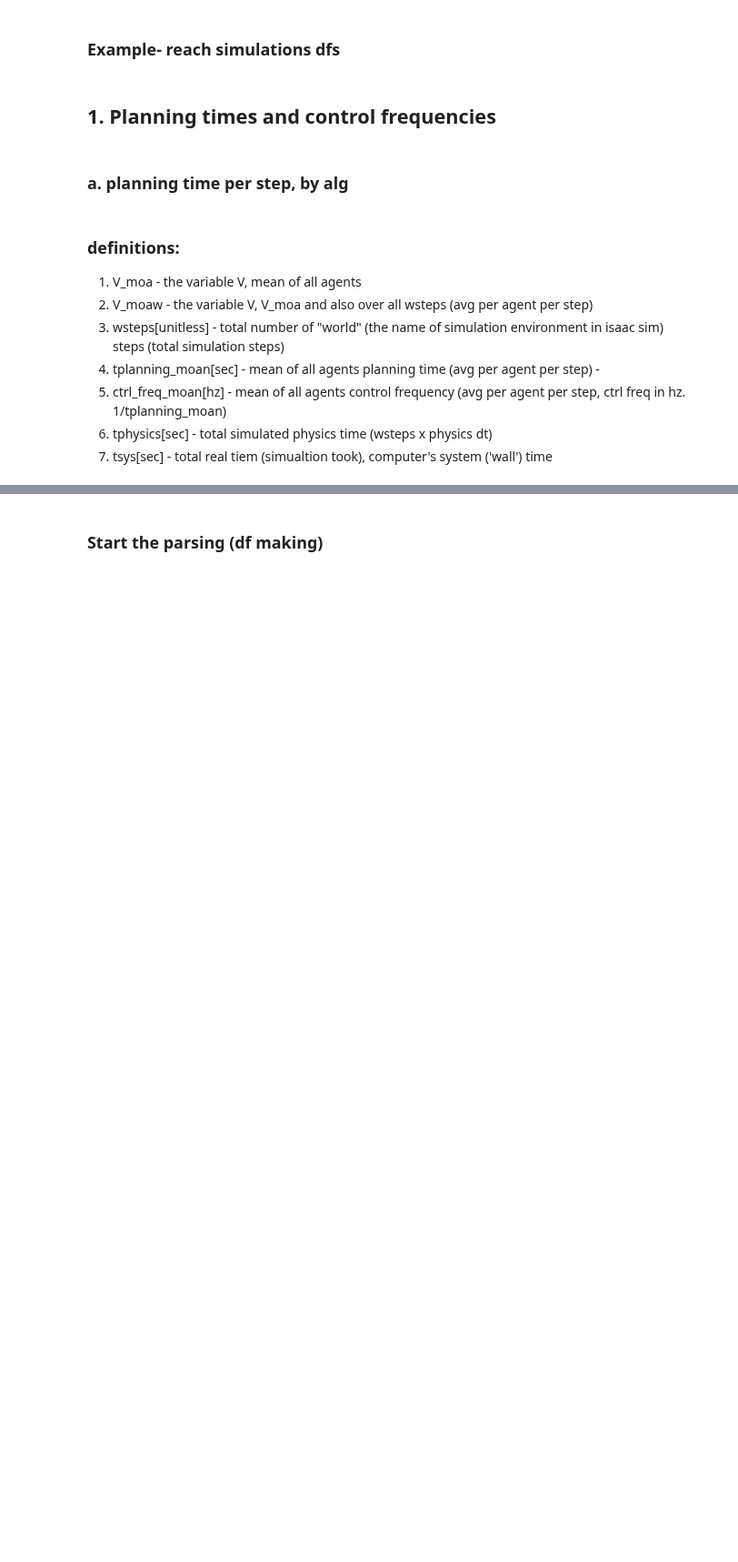
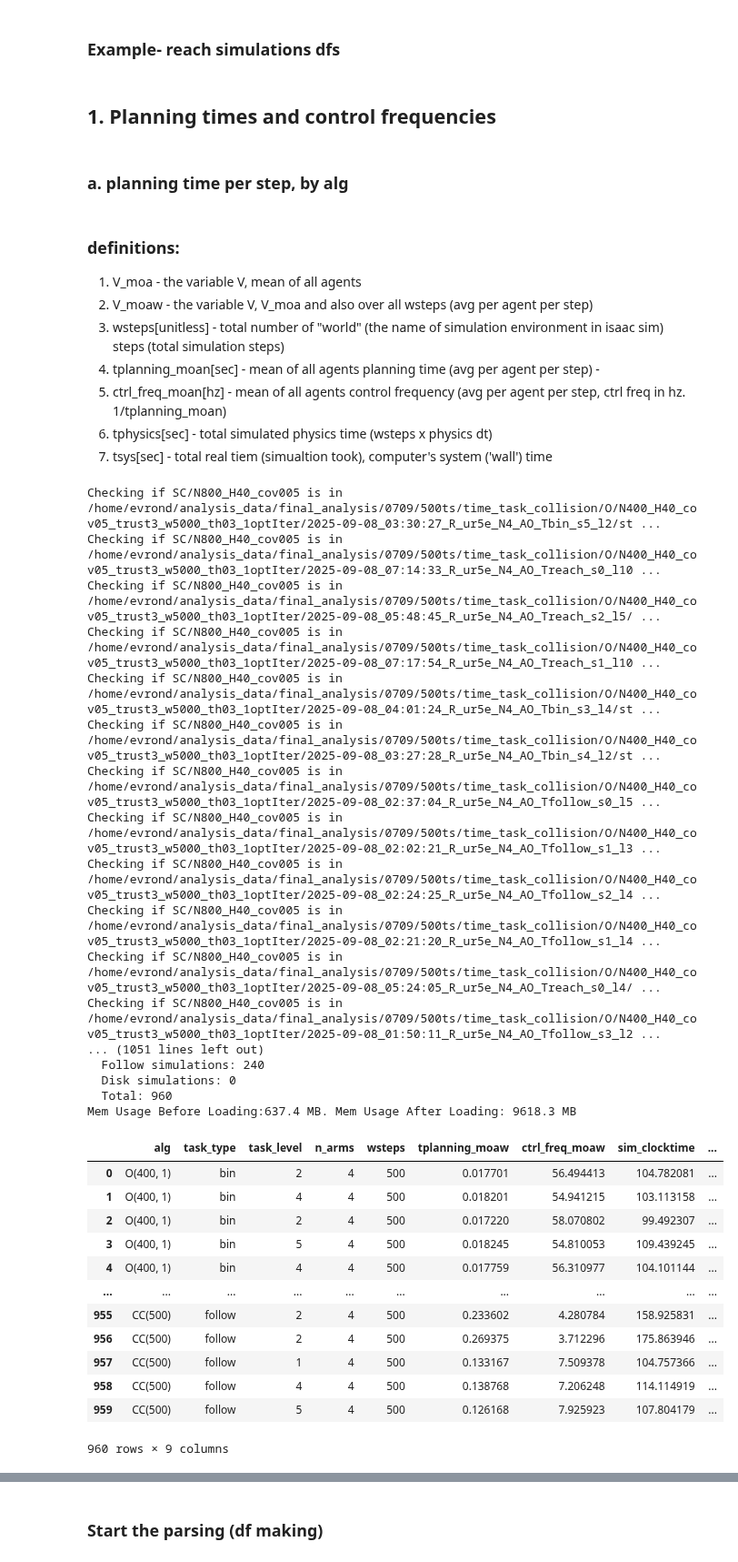
Before and after one commit to Dan7171/rl_for_curobo, a Jupyter notebook: projects_root/experiments/analysis_test_cluster.ipynb, the cells around one changed output, grey strips where cells are left out. Shown at 91% size. Cells and saved outputs as stored; diff of their text form; code cells hidden in the pictures; blank space fills up the shorter version.

```diff
--- a/projects_root/experiments/analysis_test_cluster.ipynb
+++ b/projects_root/experiments/analysis_test_cluster.ipynb
@@ -1091,0 +963,47 @@ if time_analysis:
+# %%
+if time_analysis:
+    mem_usage_before_loading = get_memory_usage()
+    valid_sim_dir_paths, valid_sim_names, valid_sim_pkl_paths = find_valid_sims_for_loading(root_paths_time_analysis, verbose=verbose) # checking input dirs
+    reach_sims, bin_sims, follow_sims, disk_sims = load_and_process_sim_files(valid_sim_pkl_paths, valid_sim_dir_paths, batch_size=BATCH_SIZE)
+    all_sims = bin_sims + reach_sims + follow_sims + disk_sims
+    print(f'Loading finished:')
+    print(f'  Reach simulations: {len(reach_sims)}')
+    print(f'  Bin simulations: {len(bin_sims)}')
+    print(f'  Follow simulations: {len(follow_sims)}')
+    print(f'  Disk simulations: {len(disk_sims)}')
+    print(f'  Total: {len(all_sims)}')
+    print(f'Mem Usage Before Loading:{mem_usage_before_loading:.1f} MB. Mem Usage After Loading: {get_memory_usage():.1f} MB')
+    df_times = make_df_times(all_sims)
+
+df_times if time_analysis else ''
+# %% [output]
+Checking if SC/N800_H40_cov005 is in /home/evrond/analysis_data/final_analysis/0709/500ts/time_task_collision/O/N400_H40_cov05_trust3_w5000_th03_1optIter/2025-09-08_03:30:27_R_ur5e_N4_AO_Tbin_s5_l2/st ...
+Checking if SC/N800_H40_cov005 is in /home/evrond/analysis_data/final_analysis/0709/500ts/time_task_collision/O/N400_H40_cov05_trust3_w5000_th03_1optIter/2025-09-08_07:14:33_R_ur5e_N4_AO_Treach_s0_l10 ...
+Checking if SC/N800_H40_cov005 is in /home/evrond/analysis_data/final_analysis/0709/500ts/time_task_collision/O/N400_H40_cov05_trust3_w5000_th03_1optIter/2025-09-08_05:48:45_R_ur5e_N4_AO_Treach_s2_l5/ ...
+Checking if SC/N800_H40_cov005 is in /home/evrond/analysis_data/final_analysis/0709/500ts/time_task_collision/O/N400_H40_cov05_trust3_w5000_th03_1optIter/2025-09-08_07:17:54_R_ur5e_N4_AO_Treach_s1_l10 ...
+Checking if SC/N800_H40_cov005 is in /home/evrond/analysis_data/final_analysis/0709/500ts/time_task_collision/O/N400_H40_cov05_trust3_w5000_th03_1optIter/2025-09-08_04:01:24_R_ur5e_N4_AO_Tbin_s3_l4/st ...
+Checking if SC/N800_H40_cov005 is in /home/evrond/analysis_data/final_analysis/0709/500ts/time_task_collision/O/N400_H40_cov05_trust3_w5000_th03_1optIter/2025-09-08_03:27:28_R_ur5e_N4_AO_Tbin_s4_l2/st ...
+Checking if SC/N800_H40_cov005 is in /home/evrond/analysis_data/final_analysis/0709/500ts/time_task_collision/O/N400_H40_cov05_trust3_w5000_th03_1optIter/2025-09-08_02:37:04_R_ur5e_N4_AO_Tfollow_s0_l5 ...
+Checking if SC/N800_H40_cov005 is in /home/evrond/analysis_data/final_analysis/0709/500ts/time_task_collision/O/N400_H40_cov05_trust3_w5000_th03_1optIter/2025-09-08_02:02:21_R_ur5e_N4_AO_Tfollow_s1_l3 ...
+Checking if SC/N800_H40_cov005 is in /home/evrond/analysis_data/final_analysis/0709/500ts/time_task_collision/O/N400_H40_cov05_trust3_w5000_th03_1optIter/2025-09-08_02:24:25_R_ur5e_N4_AO_Tfollow_s2_l4 ...
+Checking if SC/N800_H40_cov005 is in /home/evrond/analysis_data/final_analysis/0709/500ts/time_task_collision/O/N400_H40_cov05_trust3_w5000_th03_1optIter/2025-09-08_02:21:20_R_ur5e_N4_AO_Tfollow_s1_l4 ...
+Checking if SC/N800_H40_cov005 is in /home/evrond/analysis_data/final_analysis/0709/500ts/time_task_collision/O/N400_H40_cov05_trust3_w5000_th03_1optIter/2025-09-08_05:24:05_R_ur5e_N4_AO_Treach_s0_l4/ ...
+Checking if SC/N800_H40_cov005 is in /home/evrond/analysis_data/final_analysis/0709/500ts/time_task_collision/O/N400_H40_cov05_trust3_w5000_th03_1optIter/2025-09-08_01:50:11_R_ur5e_N4_AO_Tfollow_s3_l2 ...
+... (1051 lines left out)
+  Follow simulations: 240
+  Disk simulations: 0
+  Total: 960
+Mem Usage Before Loading:637.4 MB. Mem Usage After Loading: 9618.3 MB
+|  | alg | task_type | task_level | n_arms | wsteps | tplanning_moaw | ctrl_freq_moaw | sim_clocktime | ... |
+| 0 | O(400, 1) | bin | 2 | 4 | 500 | 0.017701 | 56.494413 | 104.782081 | ... |
+| 1 | O(400, 1) | bin | 4 | 4 | 500 | 0.018201 | 54.941215 | 103.113158 | ... |
+| 2 | O(400, 1) | bin | 2 | 4 | 500 | 0.017220 | 58.070802 | 99.492307 | ... |
+| 3 | O(400, 1) | bin | 5 | 4 | 500 | 0.018245 | 54.810053 | 109.439245 | ... |
+| 4 | O(400, 1) | bin | 4 | 4 | 500 | 0.017759 | 56.310977 | 104.101144 | ... |
+| ... | ... | ... | ... | ... | ... | ... | ... | ... | ... |
+| 955 | CC(500) | follow | 2 | 4 | 500 | 0.233602 | 4.280784 | 158.925831 | ... |
+| 956 | CC(500) | follow | 2 | 4 | 500 | 0.269375 | 3.712296 | 175.863946 | ... |
+| 957 | CC(500) | follow | 1 | 4 | 500 | 0.133167 | 7.509378 | 104.757366 | ... |
+| 958 | CC(500) | follow | 4 | 4 | 500 | 0.138768 | 7.206248 | 114.114919 | ... |
+| 959 | CC(500) | follow | 5 | 4 | 500 | 0.126168 | 7.925923 | 107.804179 | ... |
+960 rows × 9 columns
```
Also changed, not shown: parts of 87 cells of this notebook, 4 other files.
